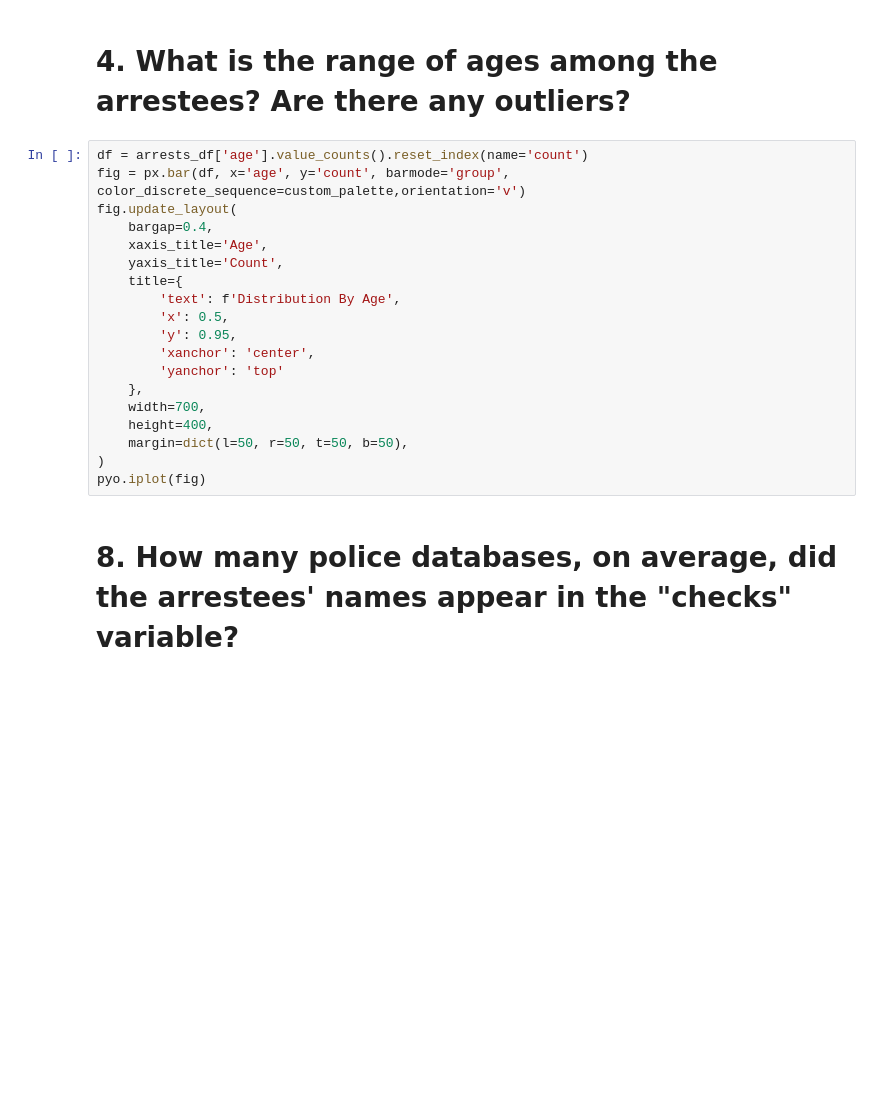
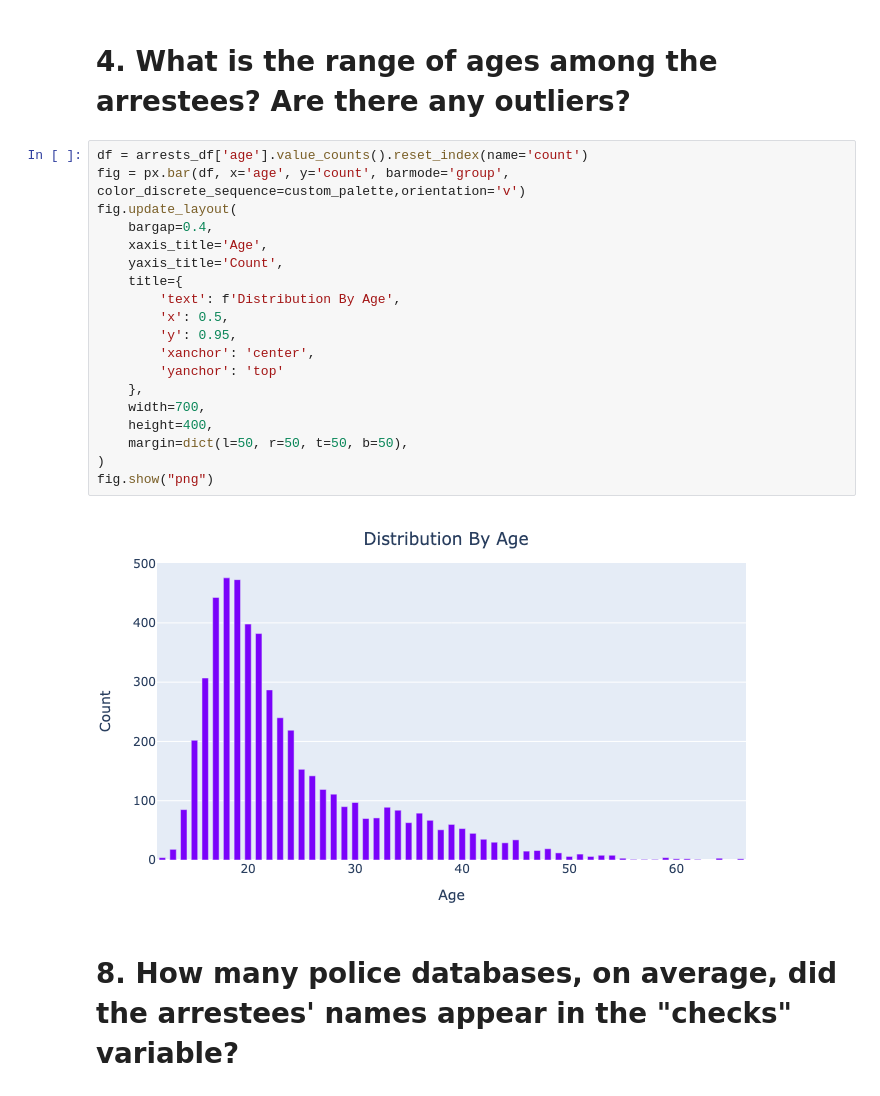
Before and after one commit to denkuz22/arrests-for-marijuana-possession-analysis, a Jupyter notebook: eda.ipynb, the cells around one changed output. Cells and saved outputs as stored; diff of their text form; blank space fills up the shorter version.

```diff
--- a/eda.ipynb
+++ b/eda.ipynb
@@ -104,22 +106,24 @@ pyo.iplot(fig)
 # %%
 df = arrests_df['age'].value_counts().reset_index(name='count')
 fig = px.bar(df, x='age', y='count', barmode='group', color_discrete_sequence=custom_palette,orientation='v')
 fig.update_layout(
     bargap=0.4,
     xaxis_title='Age',
     yaxis_title='Count',
     title={
         'text': f'Distribution By Age',
         'x': 0.5,
         'y': 0.95,
         'xanchor': 'center',
         'yanchor': 'top'
     },
     width=700,
     height=400,
     margin=dict(l=50, r=50, t=50, b=50),
 )
-pyo.iplot(fig)
+fig.show("png")
+# %% [output]
+[figure, added]
 # %% [markdown]
 # 8. How many police databases, on average, did the arrestees' names appear in the "checks" variable?
 # %%
```
Also changed, not shown: parts of 2 cells of this notebook.
